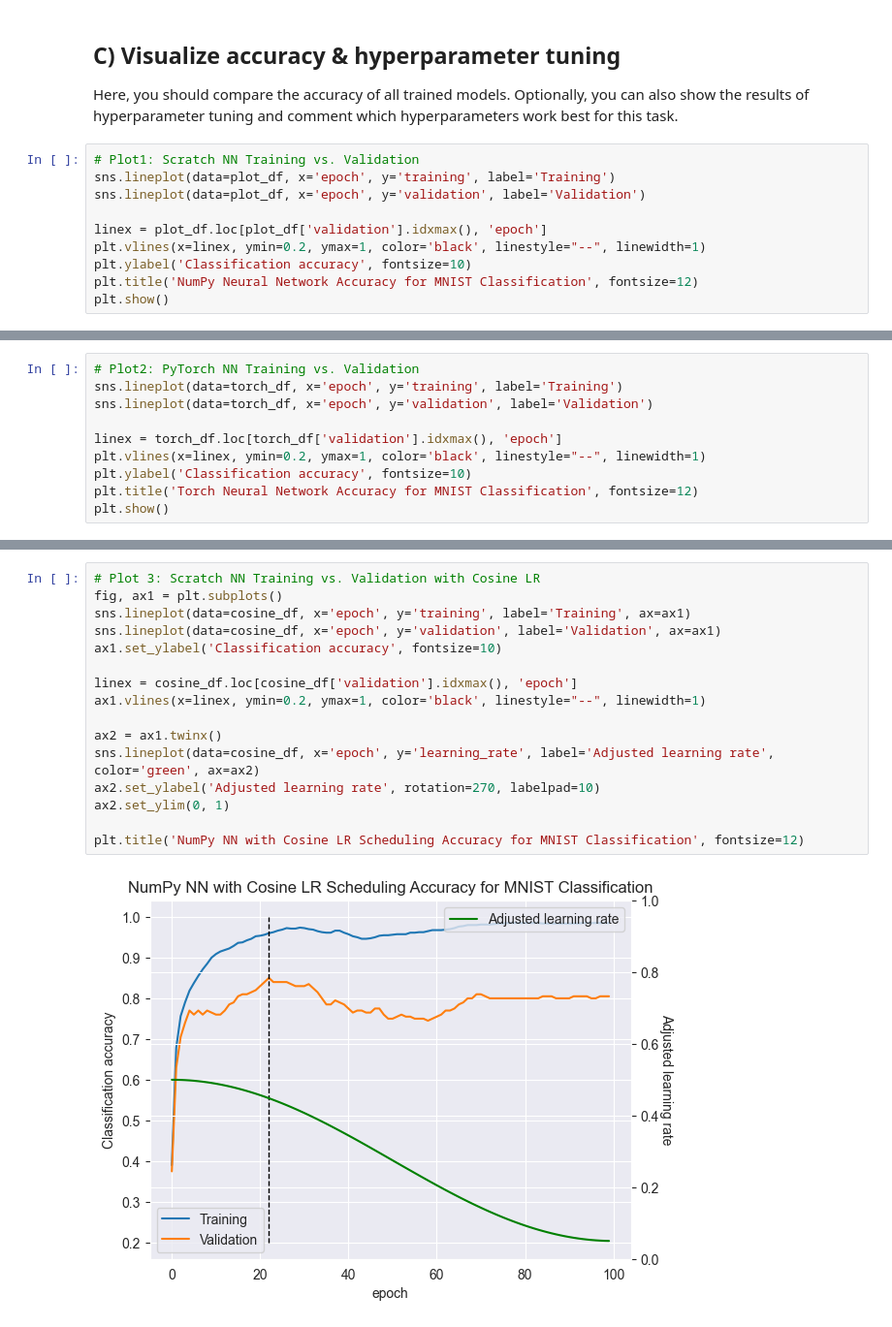
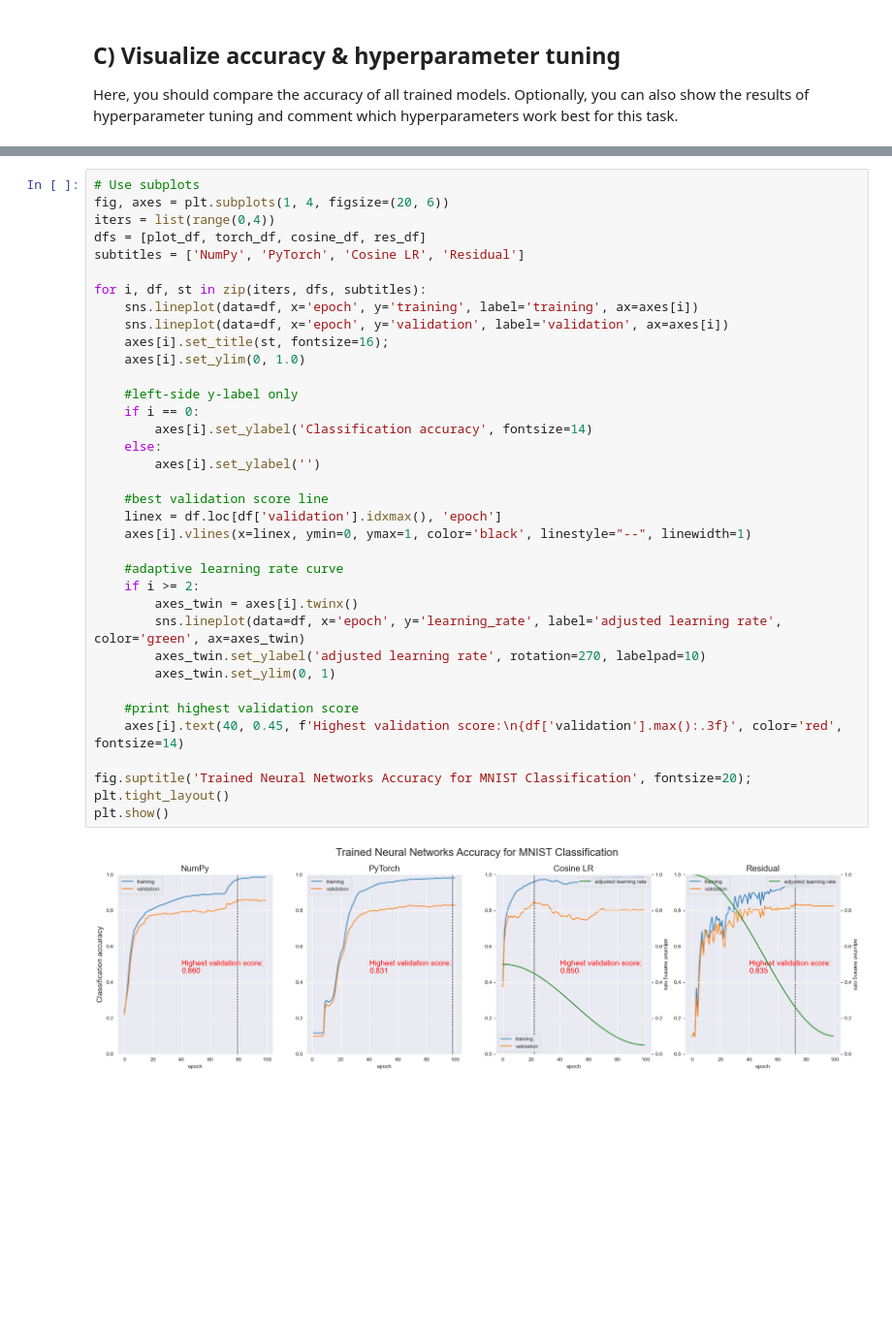
Before and after one commit to hertie-data-science-lab/assignment-1-ps-1-f, a Jupyter notebook: MNIST_classification.ipynb, the cells around one changed output, grey strips where cells are left out. Shown at 97% size. Saved outputs shown, nothing was run; the diff lists cells and outputs as text; blank space fills up the shorter version.

Commit message:
Combined four subplots into one plot

```diff
--- a/MNIST_classification.ipynb
+++ b/MNIST_classification.ipynb
@@ -177,13 +174,3 @@ Epoch: 50, Training Time: 52.75s, Learning Rate: 0.1, Training Accuracy: 95.20%,
 ## C) Visualize accuracy & hyperparameter tuning
 
 Here, you should compare the accuracy of all trained models. Optionally, you can also show the results of hyperparameter tuning and comment which hyperparameters work best for this task.
-# %%
-# Plot1: Scratch NN Training vs. Validation
-sns.lineplot(data=plot_df, x='epoch', y='training', label='Training')
-sns.lineplot(data=plot_df, x='epoch', y='validation', label='Validation')
-
-linex = plot_df.loc[plot_df['validation'].idxmax(), 'epoch']
-plt.vlines(x=linex, ymin=0.2, ymax=1, color='black', linestyle="--", linewidth=1)
-plt.ylabel('Classification accuracy', fontsize=10)
-plt.title('NumPy Neural Network Accuracy for MNIST Classification', fontsize=12)
-plt.show()
@@ -192,10 +176,0 @@ plt.show()
-# %%
-# Plot2: PyTorch NN Training vs. Validation
-sns.lineplot(data=torch_df, x='epoch', y='training', label='Training')
-sns.lineplot(data=torch_df, x='epoch', y='validation', label='Validation')
-
-linex = torch_df.loc[torch_df['validation'].idxmax(), 'epoch']
-plt.vlines(x=linex, ymin=0.2, ymax=1, color='black', linestyle="--", linewidth=1)
-plt.ylabel('Classification accuracy', fontsize=10)
-plt.title('Torch Neural Network Accuracy for MNIST Classification', fontsize=12)
-plt.show()
@@ -204,18 +177,38 @@ plt.show()
 # %%
-# Plot 3: Scratch NN Training vs. Validation with Cosine LR
-fig, ax1 = plt.subplots()
-sns.lineplot(data=cosine_df, x='epoch', y='training', label='Training', ax=ax1)
-sns.lineplot(data=cosine_df, x='epoch', y='validation', label='Validation', ax=ax1)
-ax1.set_ylabel('Classification accuracy', fontsize=10)
+# Use subplots
+fig, axes = plt.subplots(1, 4, figsize=(20, 6))
+iters = list(range(0,4))
+dfs = [plot_df, torch_df, cosine_df, res_df]
+subtitles = ['NumPy', 'PyTorch', 'Cosine LR', 'Residual']
 
-linex = cosine_df.loc[cosine_df['validation'].idxmax(), 'epoch']
-ax1.vlines(x=linex, ymin=0.2, ymax=1, color='black', linestyle="--", linewidth=1)
+for i, df, st in zip(iters, dfs, subtitles):
+    sns.lineplot(data=df, x='epoch', y='training', label='training', ax=axes[i])
+    sns.lineplot(data=df, x='epoch', y='validation', label='validation', ax=axes[i])
+    axes[i].set_title(st, fontsize=16);
+    axes[i].set_ylim(0, 1.0)
 
-ax2 = ax1.twinx()
-sns.lineplot(data=cosine_df, x='epoch', y='learning_rate', label='Adjusted learning rate', color='green', ax=ax2)
-ax2.set_ylabel('Adjusted learning rate', rotation=270, labelpad=10)
-ax2.set_ylim(0, 1)
+    #left-side y-label only
+    if i == 0:
+        axes[i].set_ylabel('Classification accuracy', fontsize=14)
+    else:
+        axes[i].set_ylabel('')
 
-plt.title('NumPy NN with Cosine LR Scheduling Accuracy for MNIST Classification', fontsize=12)
+    #best validation score line
+    linex = df.loc[df['validation'].idxmax(), 'epoch']
+    axes[i].vlines(x=linex, ymin=0, ymax=1, color='black', linestyle="--", linewidth=1)
+
+    #adaptive learning rate curve
+    if i >= 2:
+        axes_twin = axes[i].twinx()
+        sns.lineplot(data=df, x='epoch', y='learning_rate', label='adjusted learning rate', color='green', ax=axes_twin)
+        axes_twin.set_ylabel('adjusted learning rate', rotation=270, labelpad=10)
+        axes_twin.set_ylim(0, 1)
+
+    #print highest validation score
+    axes[i].text(40, 0.45, f'Highest validation score:\n{df['validation'].max():.3f}', color='red', fontsize=14)
+
+fig.suptitle('Trained Neural Networks Accuracy for MNIST Classification', fontsize=20);
+plt.tight_layout()
+plt.show()
 # %% [output]
-[figure, old version]
+[figure, new version]
```
Also changed, not shown: parts of 8 cells of this notebook.
